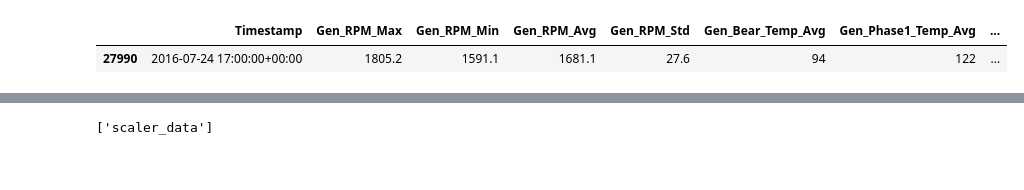
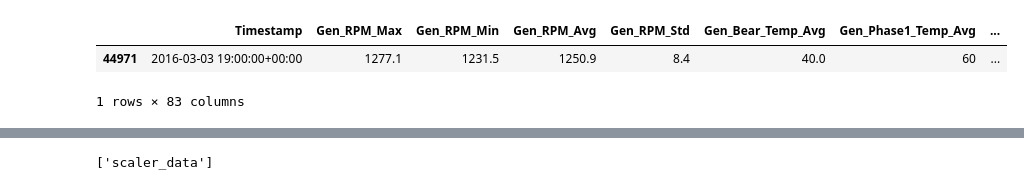
Before and after one commit to hidayetyakupoglu/Anomaly-Detection, a Jupyter notebook: windy10_ipynb_adlı_not_defterinin_kopyası.ipynb, the cells around one changed output, grey strips where cells are left out. Saved outputs shown, nothing was run; the diff lists cells and outputs as text; code cells hidden in the pictures.

```diff
--- a/windy10_ipynb_adlı_not_defterinin_kopyası.ipynb
+++ b/windy10_ipynb_adlı_not_defterinin_kopyası.ipynb
@@ -143,4 +189,2 @@ df_T06
 # %%
 scada['Timestamp'] = pd.to_datetime(scada['Timestamp'])
-# %%
-scada = scada.set_index('Timestamp')
@@ -166,4 +207,4 @@ scada
 # %%
 # prompt: df_T06 ile scada yı aynı endekte birleştir
 
-df_T06 = pd.merge(scada, df_T06, on='Timestamp', how='left')
+df2 = pd.merge(scada,df1,how='left')
@@ -186,7 +234,7 @@ df_T06
 # %%
-df=df_T06
+df=df2
 # %%
 # prompt:  Unnamed: 0, Turbine_ID_x, Turbine_ID_y	 ve Remarks sütunlarını çıkart
 
-df = df.drop(columns=['Unnamed: 0', 'Turbine_ID_x', 'Turbine_ID_y', 'Remarks'])
+df = df.drop(columns=['Turbine_ID','Remarks'])
 # %%
@@ -244,10 +293,11 @@ df['Timestamp'] = pd.to_datetime(df['Timestamp'])
 # %%
 # prompt: df'de 2016-07-11 19:48:00+00:00	Timestampı göster
 
-df[df['Timestamp'] == '2016-07-24 17:00:00+00:00']
+df[df['Timestamp'] == '2016-03-03 19:00:00+00:00']
 # %% [output]
 |  | Timestamp | Gen_RPM_Max | Gen_RPM_Min | Gen_RPM_Avg | Gen_RPM_Std | Gen_Bear_Temp_Avg | Gen_Phase1_Temp_Avg | ... |
-| 27990 | 2016-07-24 17:00:00+00:00 | 1805.2 | 1591.1 | 1681.1 | 27.6 | 94 | 122 | ... |
+| 44971 | 2016-03-03 19:00:00+00:00 | 1277.1 | 1231.5 | 1250.9 | 8.4 | 40.0 | 60 | ... |
+1 rows × 83 columns
 # %%
 df
 # %% [output]
```
Also changed, not shown: parts of 92 cells of this notebook.
